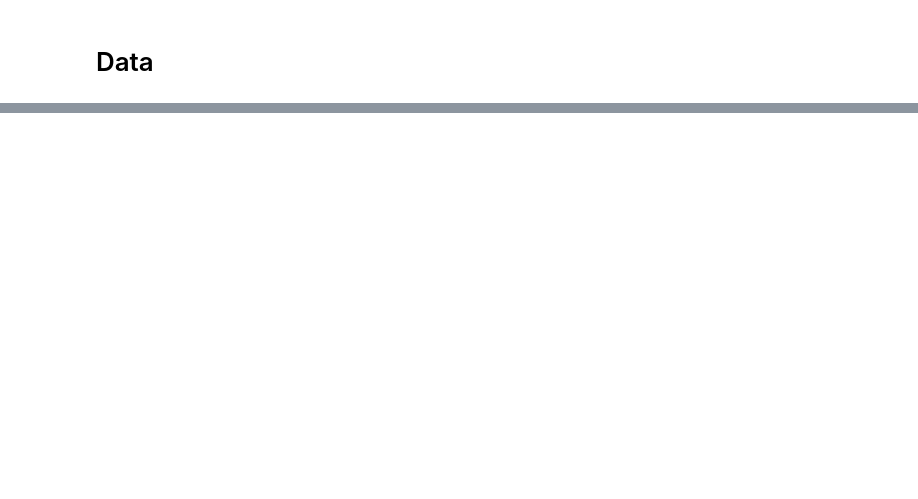
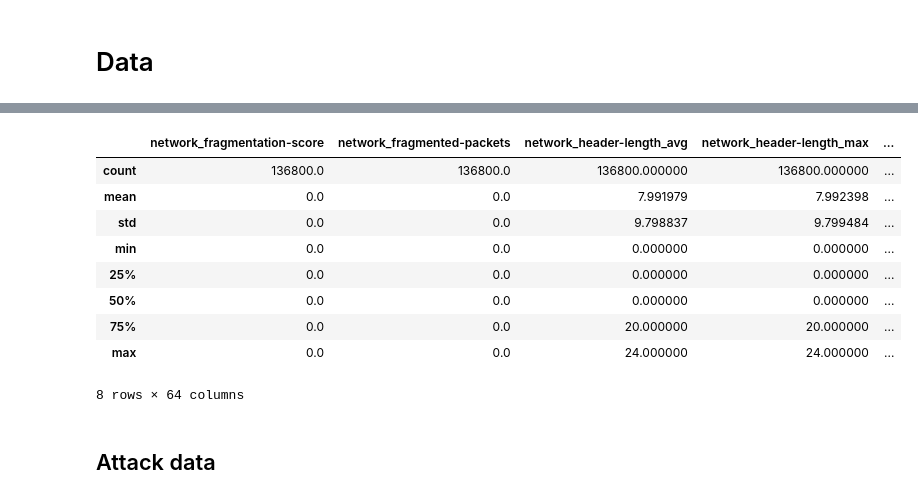
Before and after one commit to nelioasousa/iiot_threat_detec, a Jupyter notebook: datasense/exploration.ipynb, the cells around one changed output, grey strips where cells are left out. Cells and saved outputs as stored; diff of their text form; code cells hidden in the pictures; blank space fills up the shorter version.

```diff
--- a/datasense/exploration.ipynb
+++ b/datasense/exploration.ipynb
@@ -3,2 +6,5 @@ import pandas as pd
 # %% [markdown]
 # Data
+# %%
+bening_path = Path("dataset/benign_samples_1sec.csv")
+attack_path = Path("dataset/attack_samples_1sec.csv")
@@ -28,3 +43,21 @@ memory usage: 98.1 MB
+# %%
+benign_descr = benign_data.describe()
+numeric_attrs = list(benign_descr.columns)
+
+benign_descr
+# %% [output]
+|  | network_fragmentation-score | network_fragmented-packets | network_header-length_avg | network_header-length_max | ... |
+| count | 136800.0 | 136800.0 | 136800.000000 | 136800.000000 | ... |
+| mean | 0.0 | 0.0 | 7.991979 | 7.992398 | ... |
+| std | 0.0 | 0.0 | 9.798837 | 9.799484 | ... |
+| min | 0.0 | 0.0 | 0.000000 | 0.000000 | ... |
+| 25% | 0.0 | 0.0 | 0.000000 | 0.000000 | ... |
+| 50% | 0.0 | 0.0 | 0.000000 | 0.000000 | ... |
+| 75% | 0.0 | 0.0 | 20.000000 | 20.000000 | ... |
+| max | 0.0 | 0.0 | 24.000000 | 24.000000 | ... |
+8 rows × 64 columns
+# %% [markdown]
+## Attack data
 # %%
 attack_data.info()
 # %% [output]
```
Also changed, not shown: parts of 12 cells of this notebook.
